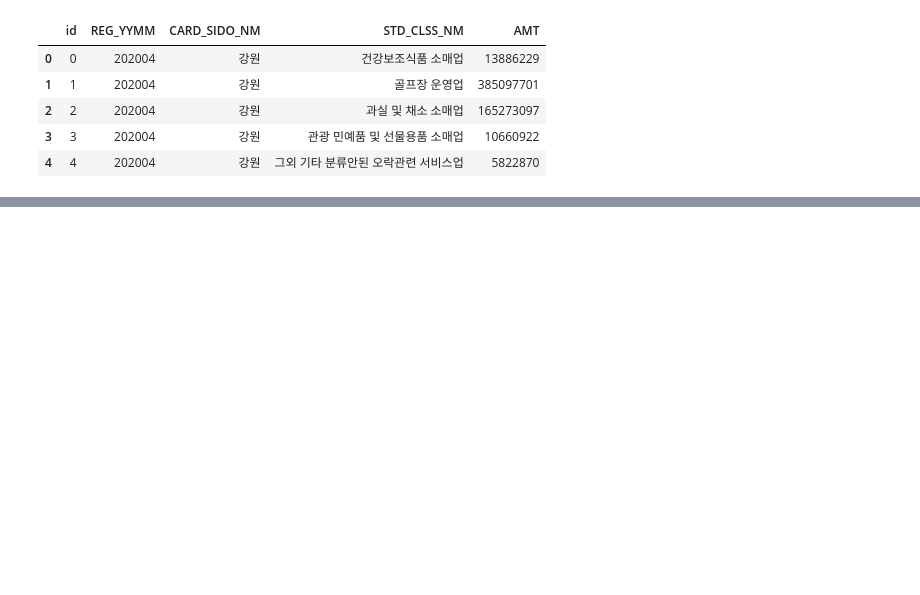
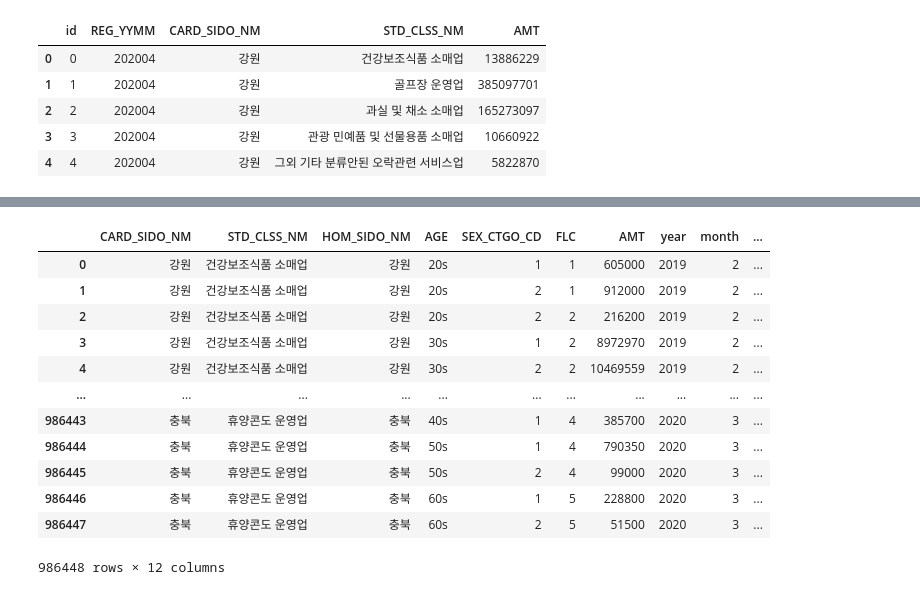
Before and after one commit to DrumDong/Dacon_Jeju, a Jupyter notebook: Jeju_modeling(LightGBM).ipynb, the cells around one changed output, grey strips where cells are left out. Saved outputs shown, nothing was run; the diff lists cells and outputs as text; code cells hidden in the pictures; blank space fills up the shorter version.

```diff
--- a/Jeju_modeling(LightGBM).ipynb
+++ b/Jeju_modeling(LightGBM).ipynb
@@ -446,0 +600,8 @@ sub.to_csv('/content/drive/My Drive/Colab Notebooks/data/데이콘/제주/submis
+# %%
+train_df=\
+data[data['REG_YYMM'] !=201901].drop('next_month',axis=1).merge(nm_sum,how='left',
+                                                                left_on=['REG_YYMM','CARD_SIDO_NM','STD_CLSS_NM','HOM_SIDO_NM'],
+                                                                right_on=['next_month','CARD_SIDO_NM','STD_CLSS_NM','HOM_SIDO_NM'])
+train_df.drop('next_month',axis=1,inplace=True)
+train_df['previous_AMT'] = train_df['previous_AMT'].fillna(0)
+train_df.head()
@@ -446,0 +685,3 @@ sub.to_csv('/content/drive/My Drive/Colab Notebooks/data/데이콘/제주/submis
+# %%
+train_df.drop('REG_YYMM',axis=1,inplace=True)
+test_df.drop('REG_YYMM',axis=1,inplace=True)
@@ -446,0 +692,16 @@ sub.to_csv('/content/drive/My Drive/Colab Notebooks/data/데이콘/제주/submis
+# %%
+train_df
+# %% [output]
+|  | CARD_SIDO_NM | STD_CLSS_NM | HOM_SIDO_NM | AGE | SEX_CTGO_CD | FLC | AMT | year | month | ... |
+| 0 | 강원 | 건강보조식품 소매업 | 강원 | 20s | 1 | 1 | 605000 | 2019 | 2 | ... |
+| 1 | 강원 | 건강보조식품 소매업 | 강원 | 20s | 2 | 1 | 912000 | 2019 | 2 | ... |
+| 2 | 강원 | 건강보조식품 소매업 | 강원 | 20s | 2 | 2 | 216200 | 2019 | 2 | ... |
+| 3 | 강원 | 건강보조식품 소매업 | 강원 | 30s | 1 | 2 | 8972970 | 2019 | 2 | ... |
+| 4 | 강원 | 건강보조식품 소매업 | 강원 | 30s | 2 | 2 | 10469559 | 2019 | 2 | ... |
+| ... | ... | ... | ... | ... | ... | ... | ... | ... | ... | ... |
+| 986443 | 충북 | 휴양콘도 운영업 | 충북 | 40s | 1 | 4 | 385700 | 2020 | 3 | ... |
+| 986444 | 충북 | 휴양콘도 운영업 | 충북 | 50s | 1 | 4 | 790350 | 2020 | 3 | ... |
+| 986445 | 충북 | 휴양콘도 운영업 | 충북 | 50s | 2 | 4 | 99000 | 2020 | 3 | ... |
+| 986446 | 충북 | 휴양콘도 운영업 | 충북 | 60s | 1 | 5 | 228800 | 2020 | 3 | ... |
+| 986447 | 충북 | 휴양콘도 운영업 | 충북 | 60s | 2 | 5 | 51500 | 2020 | 3 | ... |
+986448 rows × 12 columns
```
Also changed, not shown: parts of 51 cells of this notebook.
